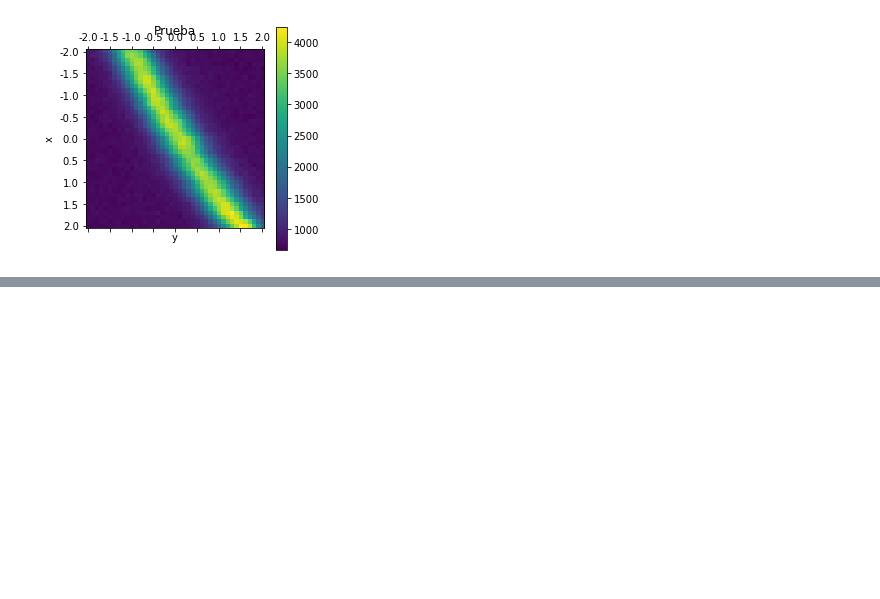
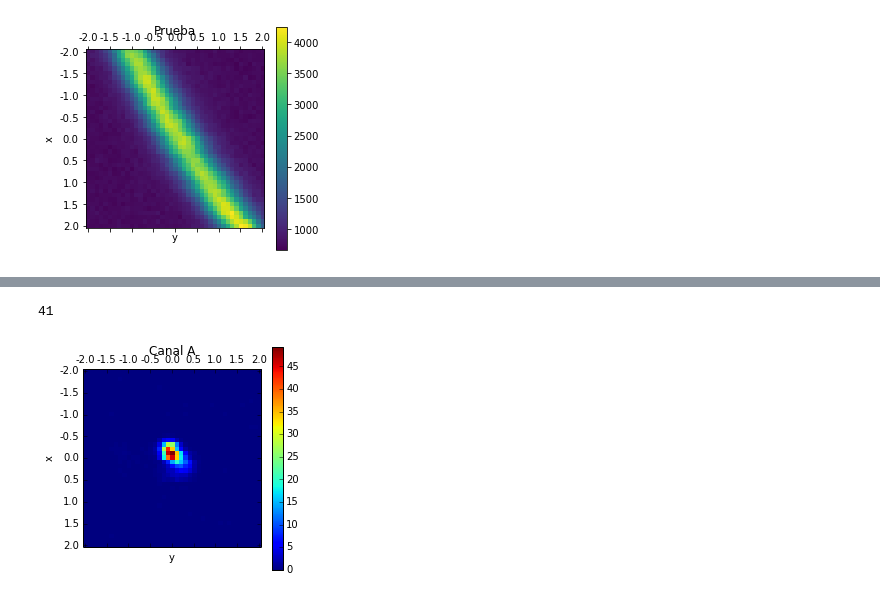
Before and after one commit to juannnesss/Tesis, a Jupyter notebook: Python/matrix.ipynb, the cells around one changed output, grey strips where cells are left out. Cells and saved outputs as stored; diff of their text form; code cells hidden in the pictures; blank space fills up the shorter version.

```diff
--- a/Python/matrix.ipynb
+++ b/Python/matrix.ipynb
@@ -150,0 +163,6 @@ plt.show()
+# %%
+m,r=getMatrixCanal('UbicacionDefinitiva_reducido.xlsx',0.1,8)
+graficar(m,r,'Canal A')
+# %% [output]
+41
+[figure, added]
```
Also changed, not shown: parts of 5 cells of this notebook, 2 other files.
